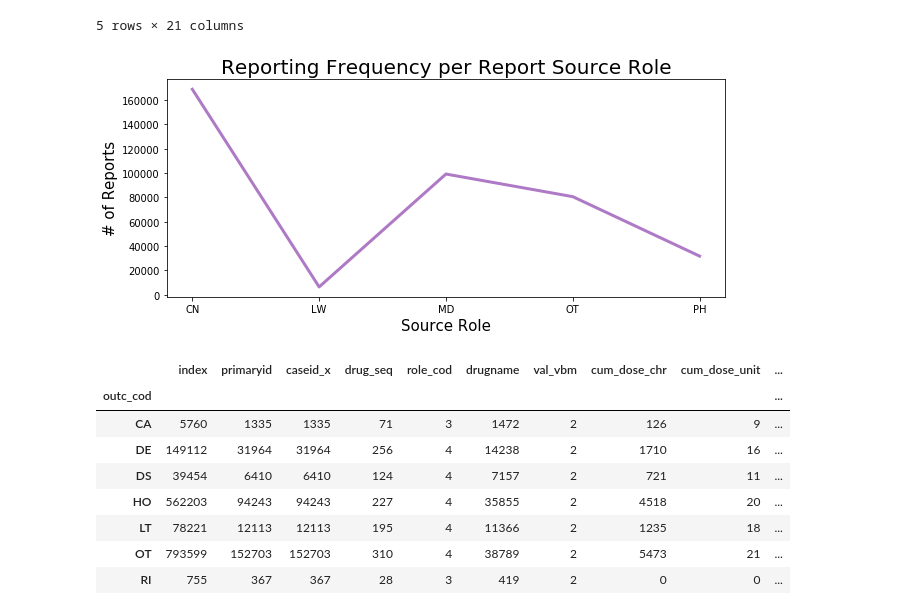
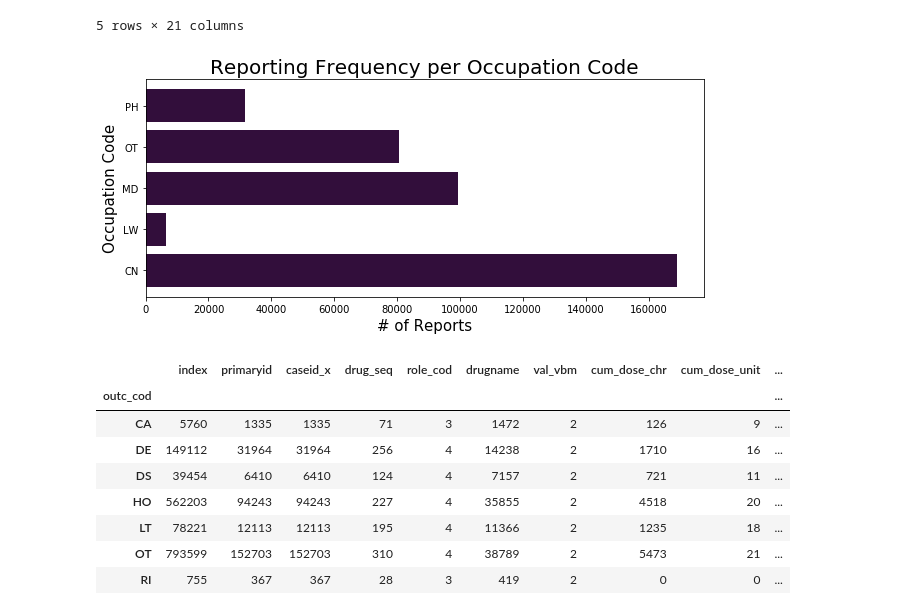
Before and after one commit to gina-santana/Adverse-Drug-Events, a Jupyter notebook: notebooks/ExploratoryDataAnalysis.ipynb, the cells around one changed output. Drawn from its saved outputs; the diff is of its cells as text; code cells hidden in the pictures.

```diff
--- a/notebooks/ExploratoryDataAnalysis.ipynb
+++ b/notebooks/ExploratoryDataAnalysis.ipynb
@@ -107,16 +107,19 @@ reporter_counts
 | OT | 354945 | 80654 | 80654 | 200 | 4 | 23323 | 2 | 2797 | 22 | ... |
 | PH | 115688 | 31766 | 31766 | 256 | 4 | 13614 | 2 | 854 | 14 | ... |
 5 rows × 21 columns
-# %%
-#Highest volume of reports are coming directly from consumers
-fig, ax = plt.subplots(1, figsize = (10,4))
-ax.plot(reporter_counts['primaryid'], color = '#AF7AC5',linewidth = 3)
-ax.set_title('Reporting Frequency per Report Source Role', fontsize = 20)
-ax.set_xlabel('Source Role', fontsize = 15)
-ax.set_ylabel('# of Reports', fontsize = 15)
-plt.savefig('report_sources_freq.png');
-# %% [output]
-[figure, removed]
+# %%
+fig, ax = plt.subplots(1, figsize = (10,4))
+objects = ('CN', 'LW', 'MD', 'OT', 'PH')
+y_pos = np.arange(len(objects))
+
+plt.barh(y_pos, reporter_counts['primaryid'], align='center', color='#320E3B')
+plt.yticks(y_pos, objects)
+plt.xlabel('# of Reports', fontsize=15)
+plt.ylabel('Occupation Code', fontsize=15)
+plt.title('Reporting Frequency per Occupation Code', fontsize=20)
+plt.savefig('report_sources_freq.png');
+# %% [output]
+[figure, added]
 # %%
 outcome_counts = drug_demo_outcomes.reset_index().groupby('outc_cod').nunique()
 
```
Also changed, not shown: parts of 11 cells of this notebook.
